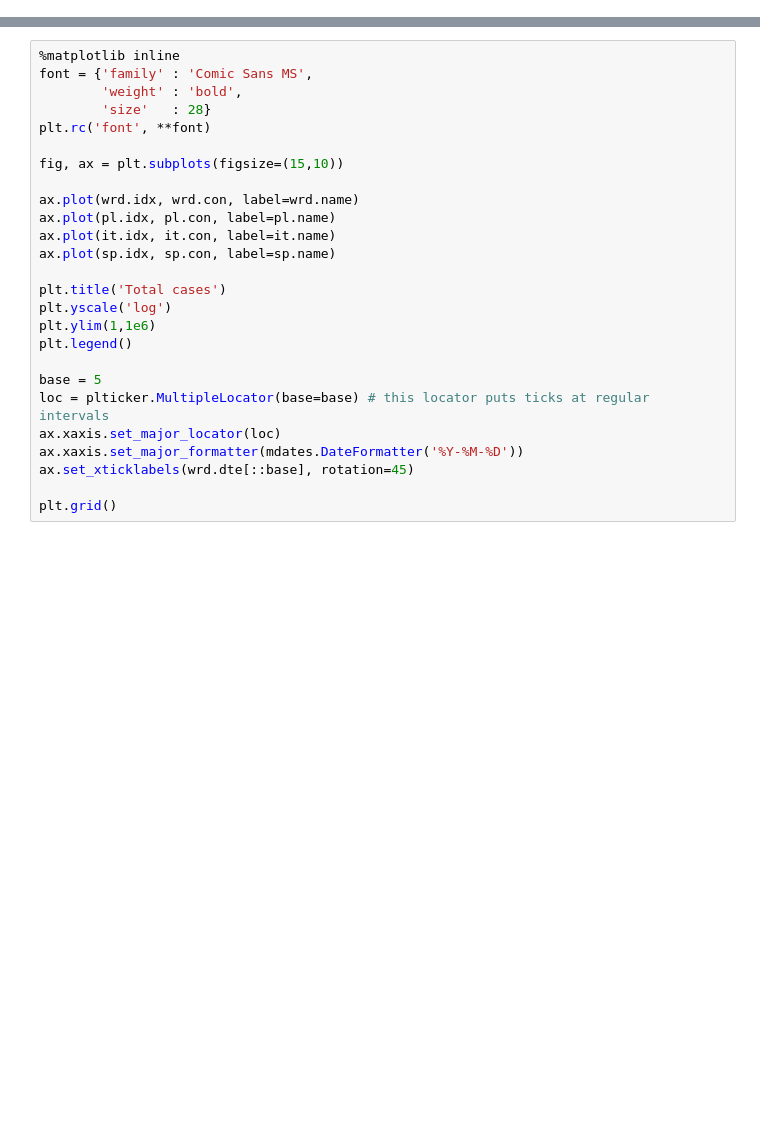
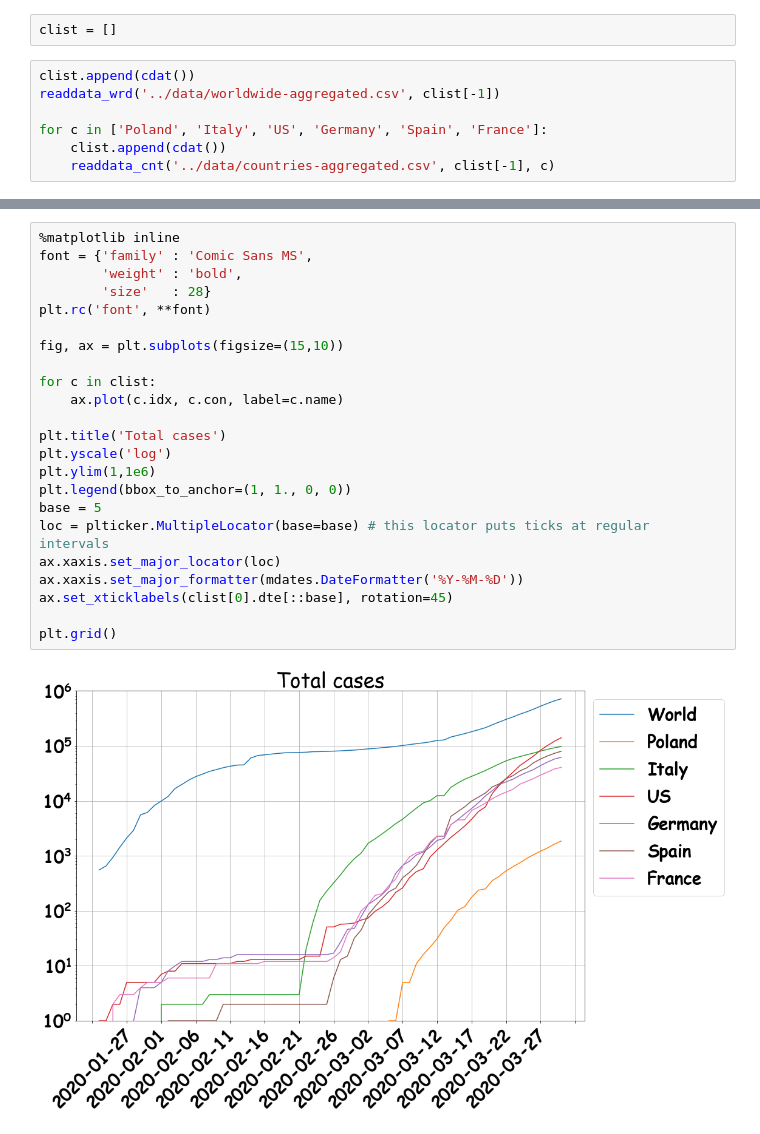
Before and after one commit to sgepner/covid-19, a Jupyter notebook: notebooks/Fun with data.ipynb, the cells around one changed output, grey strips where cells are left out. Saved outputs shown, nothing was run; the diff lists cells and outputs as text; blank space fills up the shorter version.

Commit message:
added some plots, to compare growth fro day 0

```diff
--- a/notebooks/Fun with data.ipynb
+++ b/notebooks/Fun with data.ipynb
@@ -102,0 +88,9 @@ readdata_cnt('../data/countries-aggregated.csv', sp, 'Spain')
+# %%
+clist = []
+# %%
+clist.append(cdat())
+readdata_wrd('../data/worldwide-aggregated.csv', clist[-1])
+
+for c in ['Poland', 'Italy', 'US', 'Germany', 'Spain', 'France']:
+    clist.append(cdat())
+    readdata_cnt('../data/countries-aggregated.csv', clist[-1], c)
@@ -103,29 +105,28 @@ readdata_cnt('../data/countries-aggregated.csv', sp, 'Spain')
 # %%
 %matplotlib inline
 font = {'family' : 'Comic Sans MS',
         'weight' : 'bold',
         'size'   : 28}
 plt.rc('font', **font)
 
 fig, ax = plt.subplots(figsize=(15,10))
 
-ax.plot(wrd.idx, wrd.con, label=wrd.name)
-ax.plot(pl.idx, pl.con, label=pl.name)
-ax.plot(it.idx, it.con, label=it.name)
-ax.plot(sp.idx, sp.con, label=sp.name)
+for c in clist:
+    ax.plot(c.idx, c.con, label=c.name)
 
 plt.title('Total cases')
 plt.yscale('log')
 plt.ylim(1,1e6)
-plt.legend()
-
+plt.legend(bbox_to_anchor=(1, 1., 0, 0))
 base = 5
 loc = plticker.MultipleLocator(base=base) # this locator puts ticks at regular intervals
 ax.xaxis.set_major_locator(loc)
 ax.xaxis.set_major_formatter(mdates.DateFormatter('%Y-%M-%D'))
-ax.set_xticklabels(wrd.dte[::base], rotation=45)
+ax.set_xticklabels(clist[0].dte[::base], rotation=45)
 
 plt.grid()
+# %% [output]
+[figure, added]
 # %%
 fig, ax = plt.subplots(figsize=(15,10))
 
```
Also changed, not shown: parts of 13 cells of this notebook.
